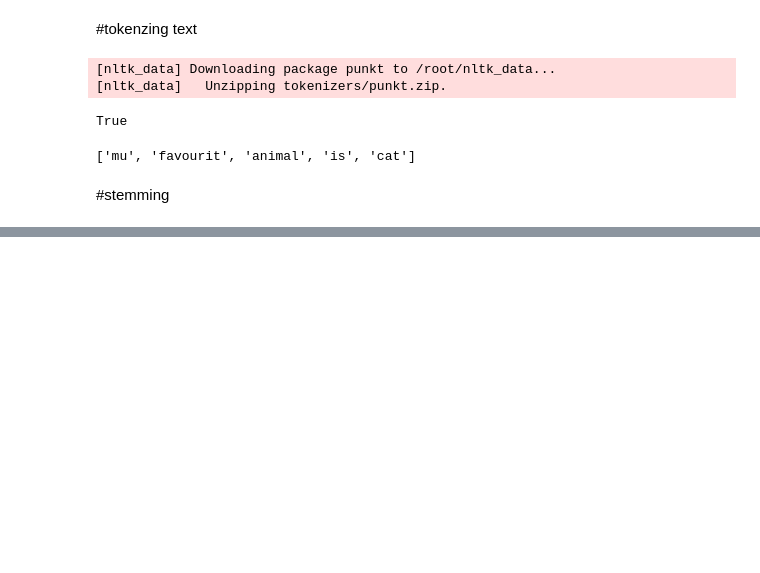
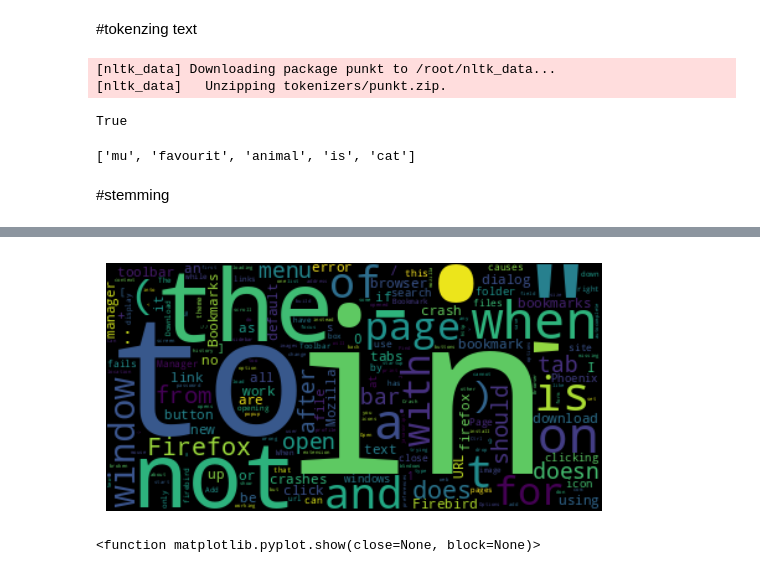
Before and after one commit to baaaRaathh/Natural-Language-Processing, a Jupyter notebook: Text_Processing.ipynb, the cells around one changed output, grey strips where cells are left out. Drawn from its saved outputs; the diff is of its cells as text; code cells hidden in the pictures; blank space fills up the shorter version.

```diff
--- a/Text_Processing.ipynb
+++ b/Text_Processing.ipynb
@@ -170,0 +262,14 @@ nltk.word_tokenize(my)
+# %%
+from wordcloud import WordCloud
+we = WordCloud()
+we.generate_from_frequencies(fre)
+import matplotlib.pyplot as plt
+plt.imshow(we,interpolation='bilinear')
+plt.axis('off')
+plt.axis('off')
+(-0.5,399.5,199.5,0.5)
+plt.show()
+plt.show
+# %% [output]
+[figure, added]
+<function matplotlib.pyplot.show(close=None, block=None)>
```
Also changed, not shown: parts of 16 cells of this notebook.
